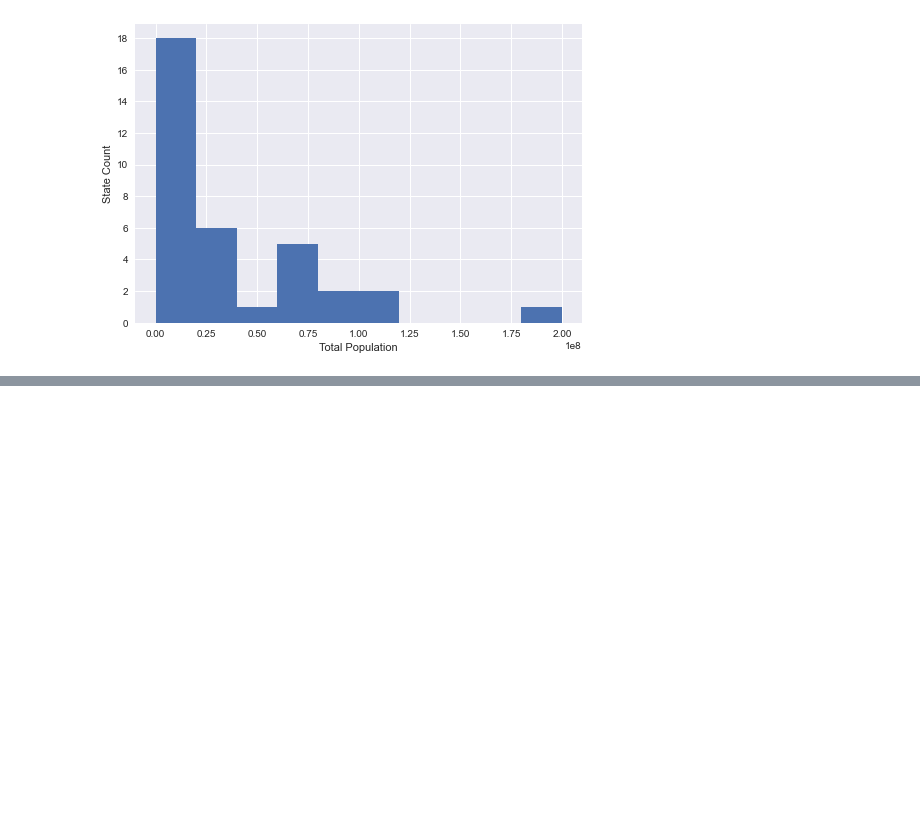
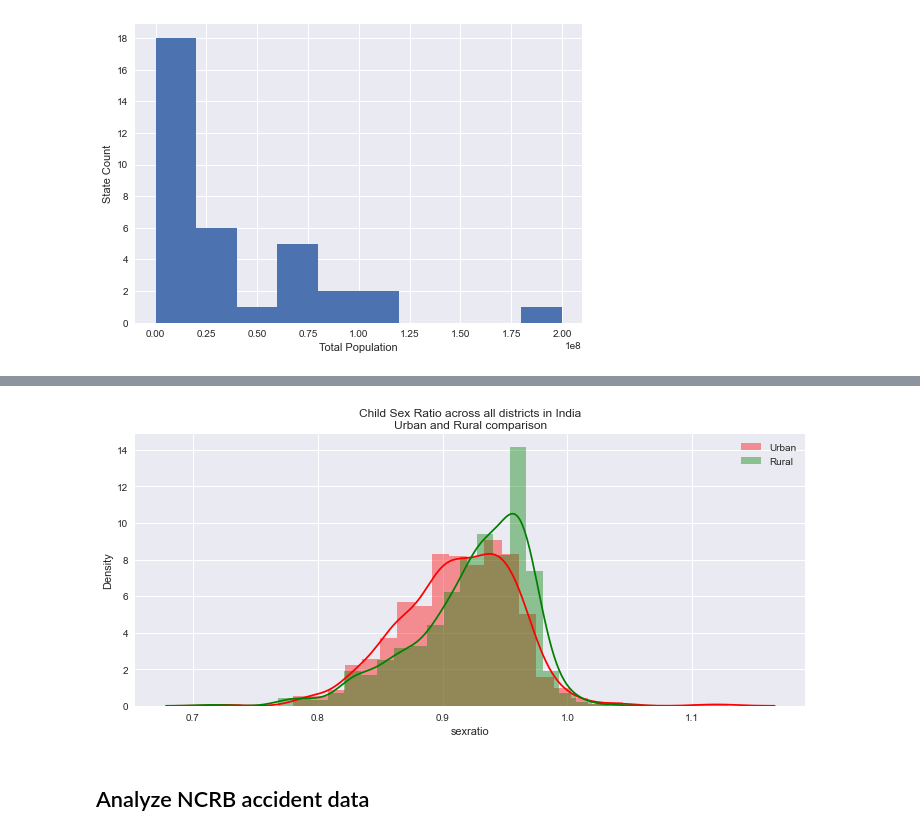
Before and after one commit to samewara/data-visualization, a Jupyter notebook: matplotlib-examples.ipynb, the cells around one changed output, grey strips where cells are left out. Saved outputs shown, nothing was run; the diff lists cells and outputs as text; code cells hidden in the pictures; blank space fills up the shorter version.

```diff
--- a/matplotlib-examples.ipynb
+++ b/matplotlib-examples.ipynb
@@ -58,0 +85,12 @@ No handles with labels found to put in legend.
+# %%
+plt.figure(figsize=(12,5))
+sns.distplot(urban.sexratio, color='r', label='Urban')
+sns.distplot(rural.sexratio, color='g', label='Rural')
+plt.title("Child Sex Ratio across all districts in India\n" +
+          "Urban and Rural comparison")
+plt.legend()
+plt.show()
+# %% [output]
+[figure, added]
+# %% [markdown]
+## Analyze NCRB accident data
```
Also changed, not shown: parts of 17 cells of this notebook, 1 other file.
